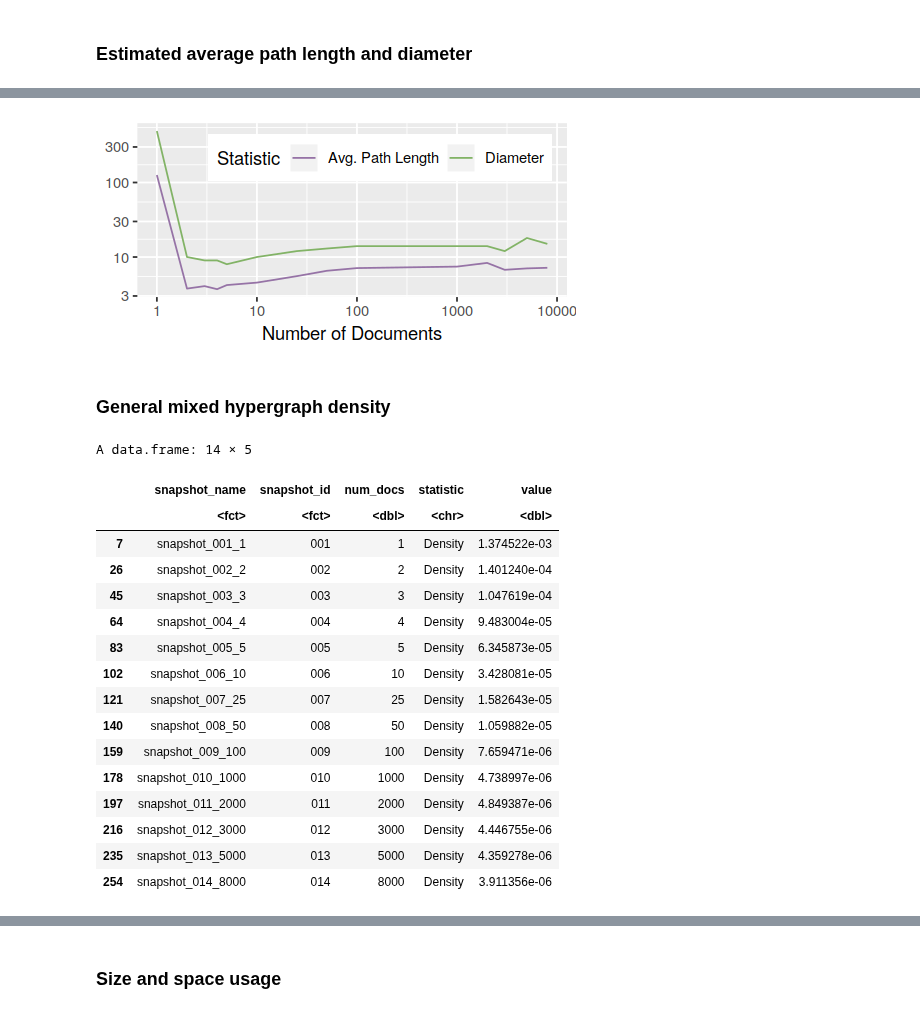
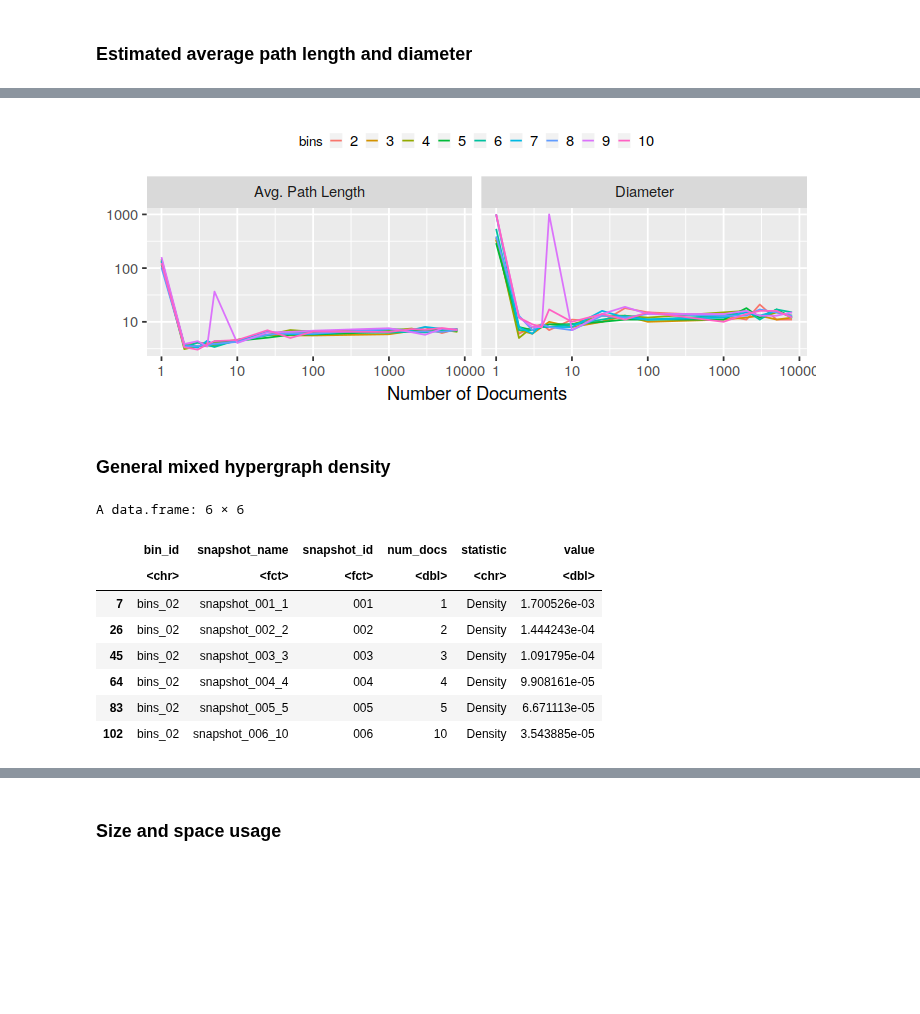
Before and after one commit to feup-infolab/army-ant, a Jupyter notebook: notebooks/hypergraph_of_entity/hypergraph_of_entity-tf_bins.ipynb, the cells around one changed output, grey strips where cells are left out. Saved outputs shown, nothing was run; the diff lists cells and outputs as text; code cells hidden in the pictures; blank space fills up the shorter version.

```diff
--- a/notebooks/hypergraph_of_entity/hypergraph_of_entity-tf_bins.ipynb
+++ b/notebooks/hypergraph_of_entity/hypergraph_of_entity-tf_bins.ipynb
@@ -414,0 +443,10 @@ A data.frame: 24 × 2
+# %%
+plot_stat <- function(stats, stat_name) {
+    data <- stats[stats$Statistic == stat_name, ] %>%
+        mutate(bins=factor(as.integer(str_split(bin_id, "_", simplify = TRUE)[, 2]), levels = 2:10))
+
+    ggplot(data, aes(x=bins, y=Value)) +
+        geom_bar(stat = "identity") +
+        labs(x="Bins", y="Value") +
+        ggtitle(str_to_title(stat_name))
+}
@@ -599,6 +692,10 @@ load_snapshots_stats_data <- function(base_dir) {
     setNames(data, c(names(data)[1:3], "statistic", "value"))
 }
 # %%
-snapshot_stats <- load_snapshots_stats_data(file.path(base_dir, "snapshots"))
+snapshot_stats <- bind_rows(
+    lapply(bin_dirs, function(bin_dir) {
+        cbind(bin_id=bin_dir, load_snapshots_stats_data(file.path(base_dir, bin_dir, "snapshots")))
+    })
+)
 head(snapshot_stats)
 # %% [output]
@@ -614,13 +711,13 @@ A data.frame: 6 × 5
 # %%
 plot_statistics_over_time <- function(data, label, log_scale=FALSE, legend_position = c(0.565, 0.8)) {
+    data <- data %>%
+        mutate(bins=factor(as.integer(str_split(bin_id, "_", simplify = TRUE)[, 2]), levels = 2:10))
+
     if (length(unique(data$statistic)) > 1) {
-        p <- ggplot(data, aes(x=num_docs, y=value, color=statistic)) +
-            scale_color_manual("Statistic", values=c("#9673a6", "#82b366")) +
-            theme(
-                legend.position=legend_position,
-                legend.direction="horizontal")
+        p <- ggplot(data, aes(x=num_docs, y=value, color=bins)) +
+            facet_wrap(~statistic)
     } else {
-        p <- ggplot(data, aes(x=num_docs, y=value))
+        p <- ggplot(data, aes(x=num_docs, y=value, color=bins))
     }
 
     if (log_scale) {
@@ -629,7 +726,17 @@ plot_statistics_over_time <- function(data, label, log_scale=FALSE, legend_posit
 
     p + geom_line() +
         xlab("Number of Documents") +
-        ylab(label)
+        ylab(label) +
+        theme(
+            legend.position = "top",
+            legend.direction = "horizontal") +
+        guides(
+            color = guide_legend(
+                nrow = 1,
+                byrow = TRUE,
+                keywidth = 0.6,
+                keyheight = 0.6,
+            title.theme = element_text(size=8)))
 }
 # %%
 snapshot_cc <- snapshot_stats[which(snapshot_stats$statistic == "Avg. Clustering Coefficient"), ]
@@ -701,28 +816,21 @@ A data.frame: 14 × 5
 # %%
+options(repr.plot.width=6, repr.plot.height=2.5)
 plot_statistics_over_time(snapshot_paths, NULL, log_scale = TRUE)
-ggsave(filename = "output/tf_bins/snapshot_avg_shortest_path_stats.png", width = 4, height = 2, dpi = 300)
+ggsave(filename = "output/tf_bins/snapshot_avg_shortest_path_stats.png", width = 8, height = 2.5, dpi = 300)
 # %% [output]
-[figure, old version]
+[figure, new version]
 # %% [markdown]
 ### General mixed hypergraph density
 # %%
 snapshot_density <- snapshot_stats[which(snapshot_stats$statistic == "Density"), ]
-snapshot_density
+head(snapshot_density)
 # %% [output]
-A data.frame: 14 × 5
+A data.frame: 6 × 6
-|  | snapshot_name | snapshot_id | num_docs | statistic | value |
-|  | <fct> | <fct> | <dbl> | <chr> | <dbl> |
-| 7 | snapshot_001_1 | 001 | 1 | Density | 1.374522e-03 |
-| 26 | snapshot_002_2 | 002 | 2 | Density | 1.401240e-04 |
-| 45 | snapshot_003_3 | 003 | 3 | Density | 1.047619e-04 |
-| 64 | snapshot_004_4 | 004 | 4 | Density | 9.483004e-05 |
-| 83 | snapshot_005_5 | 005 | 5 | Density | 6.345873e-05 |
-| 102 | snapshot_006_10 | 006 | 10 | Density | 3.428081e-05 |
-| 121 | snapshot_007_25 | 007 | 25 | Density | 1.582643e-05 |
-| 140 | snapshot_008_50 | 008 | 50 | Density | 1.059882e-05 |
-| 159 | snapshot_009_100 | 009 | 100 | Density | 7.659471e-06 |
-| 178 | snapshot_010_1000 | 010 | 1000 | Density | 4.738997e-06 |
-| 197 | snapshot_011_2000 | 011 | 2000 | Density | 4.849387e-06 |
-| 216 | snapshot_012_3000 | 012 | 3000 | Density | 4.446755e-06 |
-| 235 | snapshot_013_5000 | 013 | 5000 | Density | 4.359278e-06 |
-| 254 | snapshot_014_8000 | 014 | 8000 | Density | 3.911356e-06 |
+|  | bin_id | snapshot_name | snapshot_id | num_docs | statistic | value |
+|  | <chr> | <fct> | <fct> | <dbl> | <chr> | <dbl> |
+| 7 | bins_02 | snapshot_001_1 | 001 | 1 | Density | 1.700526e-03 |
+| 26 | bins_02 | snapshot_002_2 | 002 | 2 | Density | 1.444243e-04 |
+| 45 | bins_02 | snapshot_003_3 | 003 | 3 | Density | 1.091795e-04 |
+| 64 | bins_02 | snapshot_004_4 | 004 | 4 | Density | 9.908161e-05 |
+| 83 | bins_02 | snapshot_005_5 | 005 | 5 | Density | 6.671113e-05 |
+| 102 | bins_02 | snapshot_006_10 | 006 | 10 | Density | 3.543885e-05 |
```
Also changed, not shown: parts of 35 cells of this notebook.
